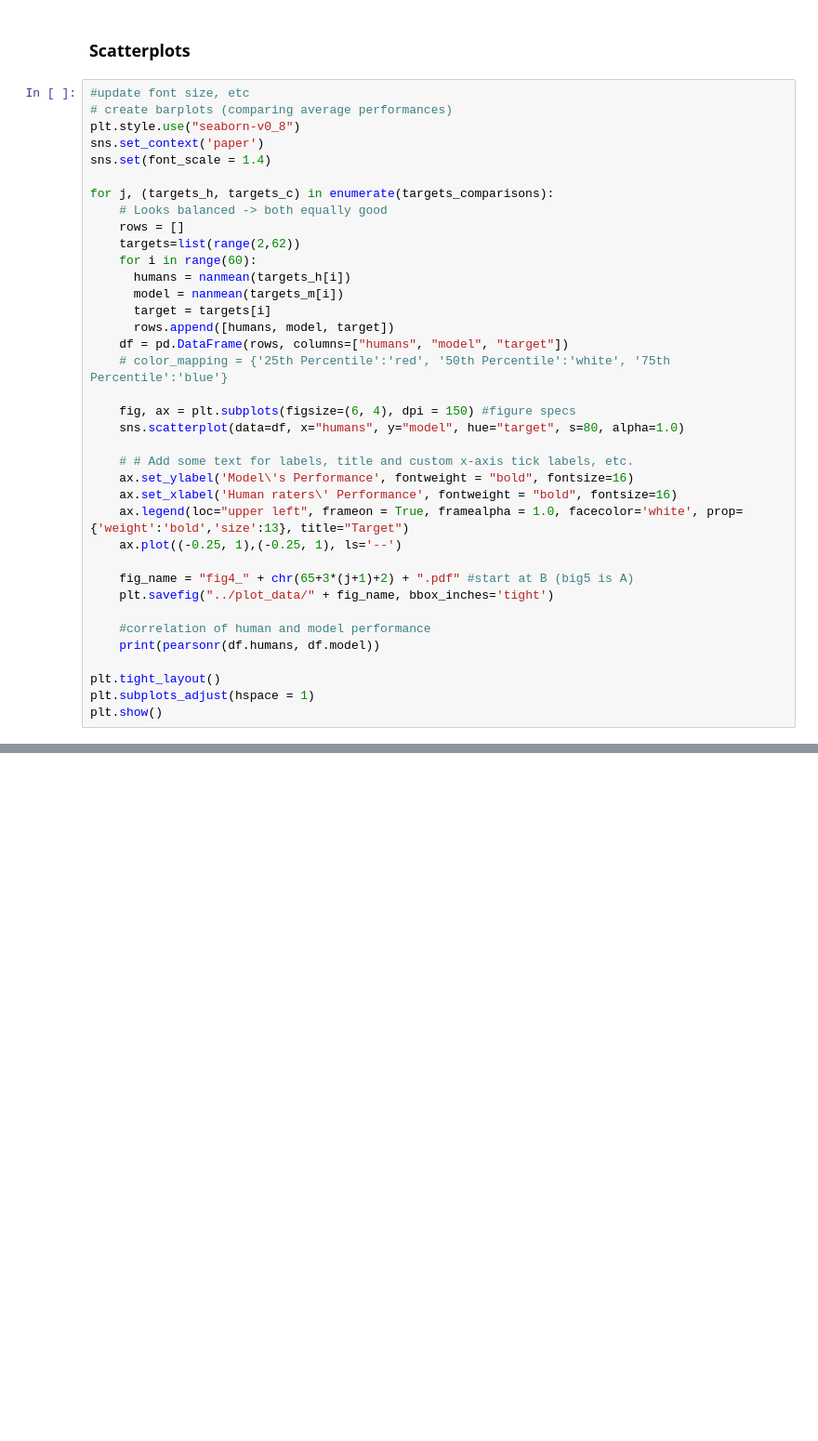
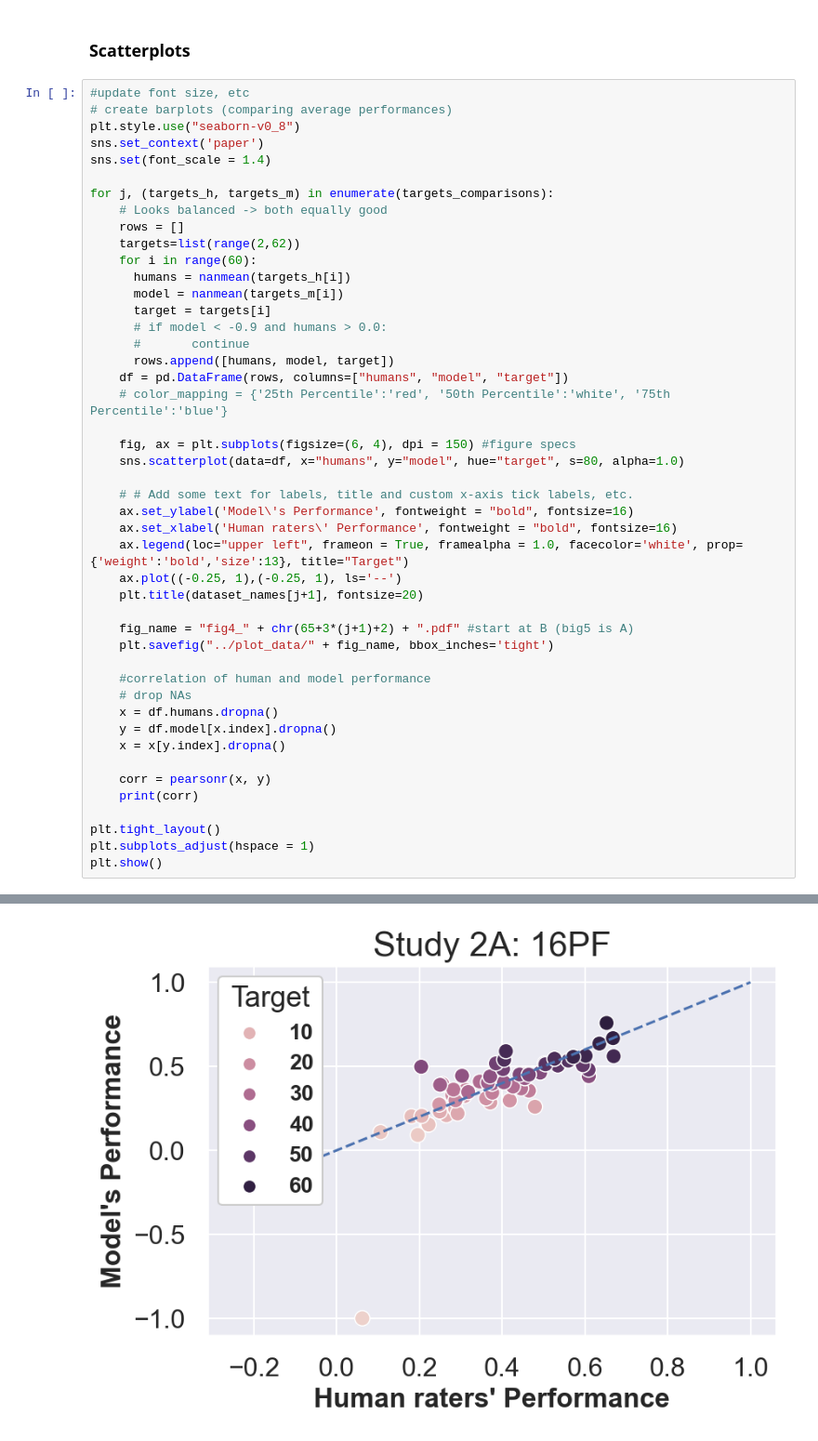
Before and after one commit to goytoom/questionnaire-embeddings, a Jupyter notebook: scripts/Study2.ipynb, the cells around one changed output, grey strips where cells are left out. Shown at 93% size. Drawn from its saved outputs; the diff is of its cells as text; blank space fills up the shorter version.

```diff
--- a/scripts/Study2.ipynb
+++ b/scripts/Study2.ipynb
@@ -525,7 +589,7 @@ plt.style.use("seaborn-v0_8")
 sns.set_context('paper')
 sns.set(font_scale = 1.4)
 
-for j, (targets_h, targets_c) in enumerate(targets_comparisons):
+for j, (targets_h, targets_m) in enumerate(targets_comparisons):
     # Looks balanced -> both equally good
     rows = []
     targets=list(range(2,62))
@@ -533,6 +597,8 @@ for j, (targets_h, targets_c) in enumerate(targets_comparisons):
       humans = nanmean(targets_h[i])
       model = nanmean(targets_m[i])
       target = targets[i]
+      # if model < -0.9 and humans > 0.0:
+      #       continue
       rows.append([humans, model, target])
     df = pd.DataFrame(rows, columns=["humans", "model", "target"])
     # color_mapping = {'25th Percentile':'red', '50th Percentile':'white', '75th Percentile':'blue'}
@@ -545,13 +611,21 @@ for j, (targets_h, targets_c) in enumerate(targets_comparisons):
     ax.set_xlabel('Human raters\' Performance', fontweight = "bold", fontsize=16)
     ax.legend(loc="upper left", frameon = True, framealpha = 1.0, facecolor='white', prop={'weight':'bold','size':13}, title="Target")
     ax.plot((-0.25, 1),(-0.25, 1), ls='--')
+    plt.title(dataset_names[j+1], fontsize=20)
 
     fig_name = "fig4_" + chr(65+3*(j+1)+2) + ".pdf" #start at B (big5 is A)
     plt.savefig("../plot_data/" + fig_name, bbox_inches='tight')
 
     #correlation of human and model performance
-    print(pearsonr(df.humans, df.model))
+    # drop NAs
+    x = df.humans.dropna()
+    y = df.model[x.index].dropna()
+    x = x[y.index].dropna()
+
+    corr = pearsonr(x, y)
+    print(corr)
 
 plt.tight_layout()
 plt.subplots_adjust(hspace = 1)
 plt.show()
+# %% [output]
@@ -557,0 +635 @@ plt.show()
+[figure, added]
```
Also changed, not shown: parts of 7 cells of this notebook, 36 other files.
